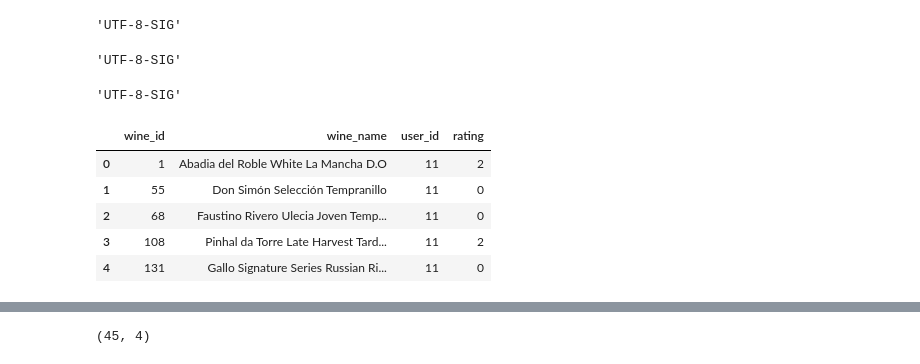
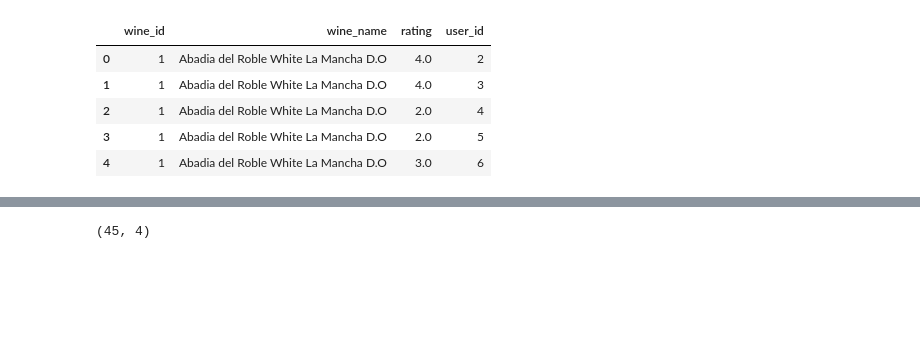
Before and after one commit to copquesz/LiveDWine, a Jupyter notebook: Wine_Recommendation_Sample.ipynb, the cells around one changed output, grey strips where cells are left out. Drawn from its saved outputs; the diff is of its cells as text; code cells hidden in the pictures; blank space fills up the shorter version.

```diff
--- a/Wine_Recommendation_Sample.ipynb
+++ b/Wine_Recommendation_Sample.ipynb
@@ -11,44 +5,26 @@ def find_encoding(fname):
-# %%
-# Detect the enconde having in wines csv file.
-wines_csv_encoding = find_encoding('data/wines.csv')
-wines_csv_encoding
-# %% [output]
-'UTF-8-SIG'
-# %%
-# Detect the enconde having in ratings csv file.
-ratings_csv_encoding = find_encoding('data/wines.csv')
-ratings_csv_encoding
-# %% [output]
-'UTF-8-SIG'
-# %%
-# Detect the enconde having in users csv file.
-users_csv_encoding = find_encoding('data/users.csv')
-users_csv_encoding
-# %% [output]
-'UTF-8-SIG'
-# %%
-# Build dataframe
-wines_col = ['wine_id', 'wine_name', 'type', 'country', 'region', 'alcohol_content', 'producer', 'service', 'volume', 'grape', 'harvest', 'harmonization', 'image']
-wines = pd.read_csv('data/wines.csv', sep=';', encoding=wines_csv_encoding, names=wines_col, engine='python')
-
-ratings_col = ['user_id', 'wine_id', 'rating']
-ratings = pd.read_csv('data/ratings.csv', sep=';', encoding=ratings_csv_encoding, names=ratings_col, engine='python')
-
-# Build dataframe
-users_col = ["user_id", 'user_name', 'gender', 'profession', 'age']
-users = pd.read_csv('data/users.csv', sep=';', encoding=users_csv_encoding, names=users_col, engine='python')
-
-df = pd.merge(wines, ratings)
-df = pd.merge(df, users)
-df.drop(columns=['type', 'country', 'region', 'alcohol_content', 'producer', 'service', 'volume', 'grape', 'harvest', 'harmonization', 'image', 'user_name', 'gender', 'profession', 'age'], axis=1, inplace=True)
-df.head()
-# %% [output]
-|  | wine_id | wine_name | user_id | rating |
-| 0 | 1 | Abadia del Roble White La Mancha D.O | 11 | 2 |
-| 1 | 55 | Don Simón Selección Tempranillo | 11 | 0 |
-| 2 | 68 | Faustino Rivero Ulecia Joven Temp... | 11 | 0 |
-| 3 | 108 | Pinhal da Torre Late Harvest Tard... | 11 | 2 |
-| 4 | 131 | Gallo Signature Series Russian Ri... | 11 | 0 |
+# %%
+# This method takes the database connection.
+conn = pymysql.connect(host='localhost', port=int(3306), user='yabaconsultoria', passwd='yaba2389', db="livedwine",
+                           charset='utf8')
+
+
+
+# Build dataframe
+df = pd.read_sql_query(
+        "SELECT wine.wine_id, alcohol_content, country, harvest, wine_name, producer, region, service, type, volume, (SELECT GROUP_CONCAT(wine_grape.grape separator ', ') from wine_grape where wine_id = wine.wine_id) as grape, (SELECT GROUP_CONCAT(wine_harmonization.harmonization separator ', ') from wine_harmonization where wine_id = wine.wine_id) as harmonization, rating.rating, user.user_id, user_name, age, profession, gender FROM wine INNER JOIN rating on wine.wine_id = rating.wine_id INNER JOIN user on rating.user_id = user.user_id",
+        conn)
+
+conn.close()
+
+df.drop(columns=['type', 'country', 'region', 'alcohol_content', 'producer', 'service', 'volume', 'grape', 'harvest', 'harmonization', 'user_name', 'gender', 'profession', 'age'], axis=1, inplace=True)
+df.head()
+# %% [output]
+|  | wine_id | wine_name | rating | user_id |
+| 0 | 1 | Abadia del Roble White La Mancha D.O | 4.0 | 2 |
+| 1 | 1 | Abadia del Roble White La Mancha D.O | 4.0 | 3 |
+| 2 | 1 | Abadia del Roble White La Mancha D.O | 2.0 | 4 |
+| 3 | 1 | Abadia del Roble White La Mancha D.O | 2.0 | 5 |
+| 4 | 1 | Abadia del Roble White La Mancha D.O | 3.0 | 6 |
 # %%
 # Set wine's ratings and total ratings.
 wines_sizes_ratings = df.groupby('wine_id').agg({'rating': [np.size, np.mean]})
```
Also changed, not shown: parts of 6 cells of this notebook, 2 other files.
